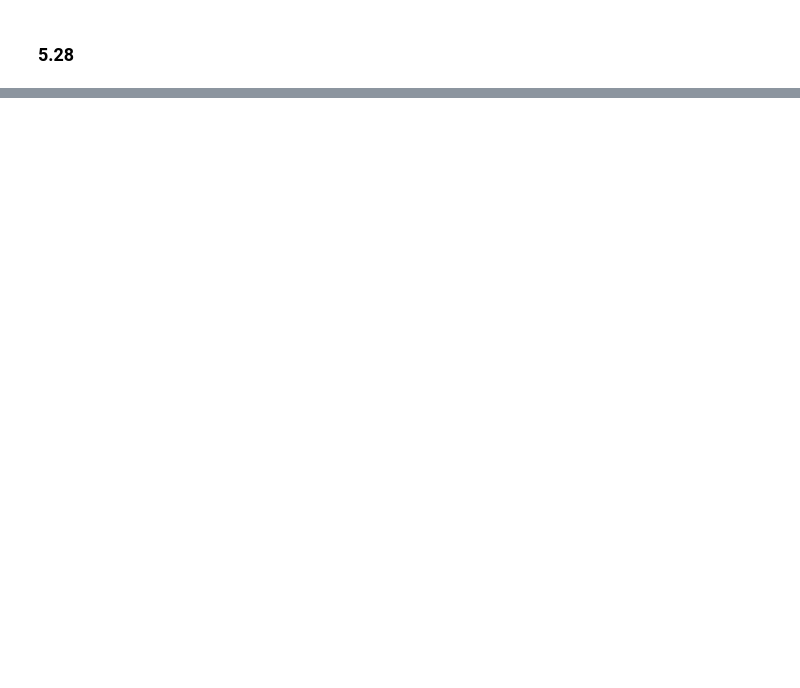
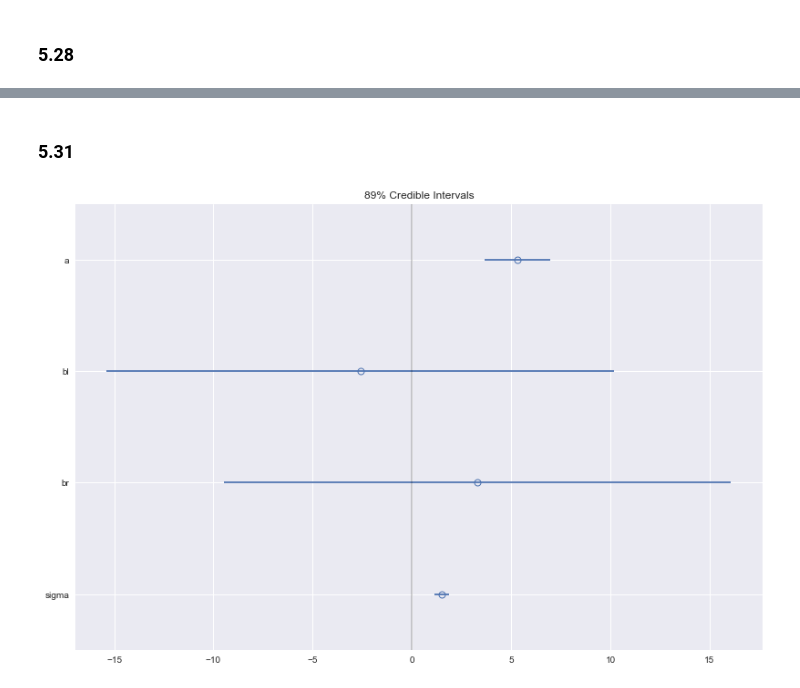
Before and after one commit to grinnbearit/statistical_rethinking, a Jupyter notebook: chapter_5.ipynb, the cells around one changed output, grey strips where cells are left out. Saved outputs shown, nothing was run; the diff lists cells and outputs as text; code cells hidden in the pictures; blank space fills up the shorter version.

```diff
--- a/chapter_5.ipynb
+++ b/chapter_5.ipynb
@@ -482,0 +488,9 @@ d = pd.DataFrame({"y": y,
+# %%
+N = 100
+height = stats.norm.rvs(10, 2, N)
+leg_prop = stats.uniform.rvs(0.4, 0.5, N)
+leg_left = leg_prop*height + stats.norm.rvs(0, 0.02, N)
+leg_right = leg_prop*height + stats.norm.rvs(0, 0.02, N)
+d = pd.DataFrame({"height": height,
+                  "leg_left": leg_left,
+                  "leg_right": leg_right})
@@ -482,0 +499,11 @@ d = pd.DataFrame({"y": y,
+# %%
+with pm.Model() as m5_8:
+    sigma = pm.Uniform("sigma", lower=0, upper=10)
+    br = pm.Normal("br", mu=2, sd=10)
+    bl = pm.Normal("bl", mu=2, sd=10)
+    a = pm.Normal("a", mu=10, sd=100)
+    mu = pm.Deterministic("mu", a + bl*d["leg_left"] + br*d["leg_right"])
+    height = pm.Normal("height", mu=mu, sd=sigma, observed=d["height"])
+    trace_5_8 = pm.sample(int(1e4), tune=1000)
+
+pm.summary(trace_5_8, varnames=["a", "bl", "br", "sigma"], alpha=0.11)
@@ -482,0 +521,14 @@ d = pd.DataFrame({"y": y,
+# %% [markdown]
+### 5.31
+# %%
+f, ax = plt.subplots(1, 1)
+f.set_size_inches(13.5, 9)
+data = pm.summary(trace_5_8, varnames=["a", "bl", "br", "sigma"], alpha=0.11)
+ax.errorbar(data["mean"], data.index, fmt="o", xerr=data["hpd_94.5"] - data["hpd_5.5"],
+            mew=1, mfc="None")
+ax.vlines(0, ymin=-1, ymax=4, alpha=0.2);
+ax.set_ylim(-0.5, 3.5)
+ax.invert_yaxis()
+ax.set_title("89% Credible Intervals");
+# %% [output]
+[figure, added]
```
Also changed, not shown: parts of 39 cells of this notebook.
